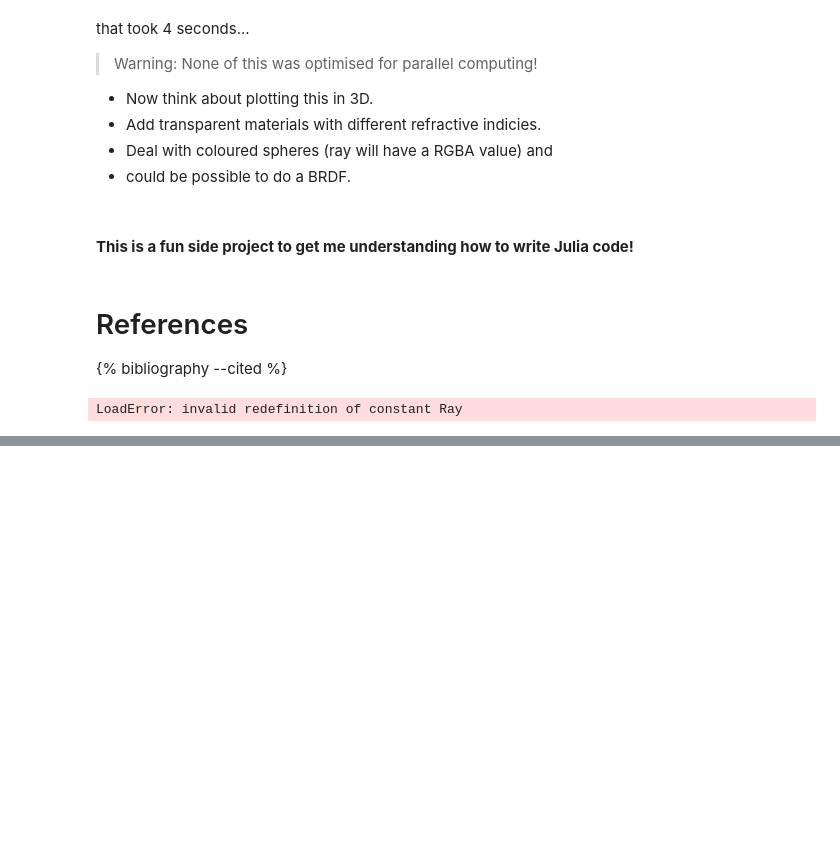
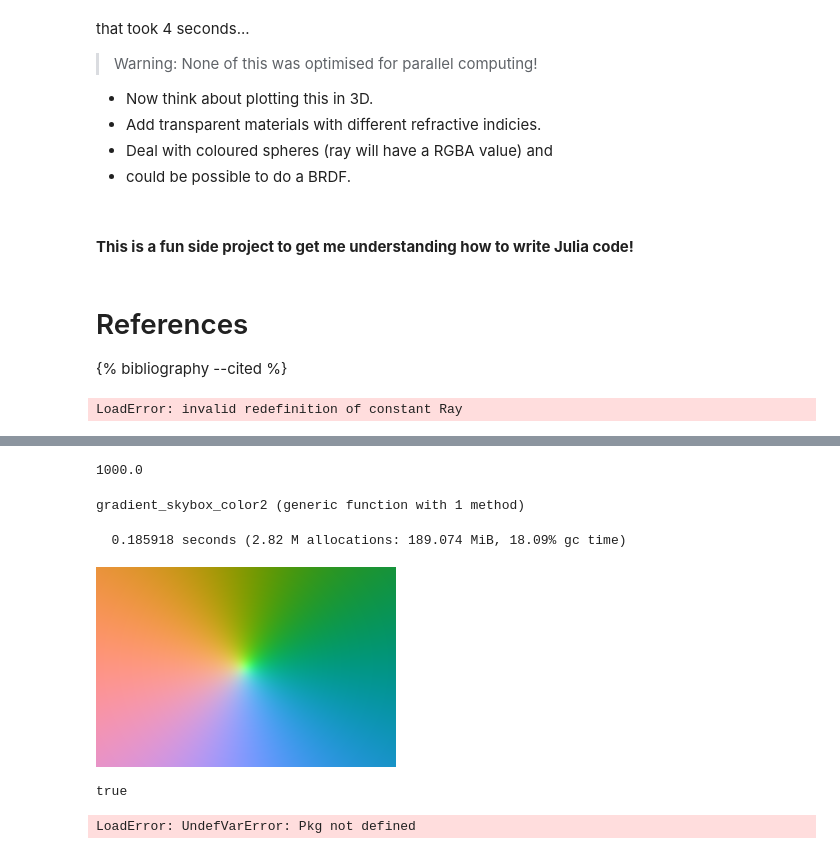
Before and after one commit to YiweiMao/blog, a Jupyter notebook: _notebooks/2020-11-31-Ray_Tracing.ipynb, the cells around one changed output, grey strips where cells are left out. Cells and saved outputs as stored; diff of their text form; code cells hidden in the pictures; blank space fills up the shorter version.

```diff
--- a/_notebooks/2020-11-31-Ray_Tracing.ipynb
+++ b/_notebooks/2020-11-31-Ray_Tracing.ipynb
@@ -306,0 +847,17 @@ LoadError: invalid redefinition of constant Ray
+# %%
+sky = SkyBox(1000, [0.0, 0.0, 0.0], gradient_skybox_color)
+
+main_scene = [
+	sky,
+	Sphere(20., [0.,0.,-25.], Surface(1.0, 0.0, RGBA(1,1,1,0.0), 1.5)),
+
+	Sphere(20., [0.,50.,-100.], Surface(0.0, 1.0, RGBA(0,0,0,0.0), 1.0)),
+
+	Sphere(20., [-50.,0.,-25.], Surface(0.0, 0.0, RGBA(0, .3, .8, 1), 1.0)),
+
+	Sphere(20., [30., 25., -60.], Surface(0.0, 0.75, RGBA(1,0,0,0.25), 1.5)),
+
+	Sphere(20., [50., 0., -25.], Surface(0.5, 0.0, RGBA(.1,.9,.1,0.5), 1.5)),
+
+	Sphere(20., [-30., 25., -60.], Surface(0.5, 0.5, RGBA(1,1,1,0), 1.5)),
+]
@@ -306,0 +873,32 @@ LoadError: invalid redefinition of constant Ray
+# %%
+sky.r
+# %% [output]
+1000.0
+# %%
+function gradient_skybox_color2(x̅, skybox)
+	r = skybox.r
+	c = RGB(0.5,0.5,0.5)
+
+	return c
+end
+# %% [output]
+gradient_skybox_color2 (generic function with 1 method)
+# %%
+basic_camera = Camera(-5,(300,200), 160, [0,20,100])
+#test_cam = Camera(-10,(20,10),9,[0,0,100])
+@time let
+	scene = [sky]
+	ray_trace(main_scene, basic_camera)
+end
+# %% [output]
+  0.185918 seconds (2.82 M allocations: 189.074 MiB, 18.09% gc time)
+[figure, added]
+# %%
+x = Array{T,1} where T<:Object
+isa(main_scene,x)
+# %% [output]
+true
+# %%
+Pkg.add("ImageMagick")
+# %% [output]
+LoadError: UndefVarError: Pkg not defined
```
Also changed, not shown: parts of 48 cells of this notebook, 19 other files.
